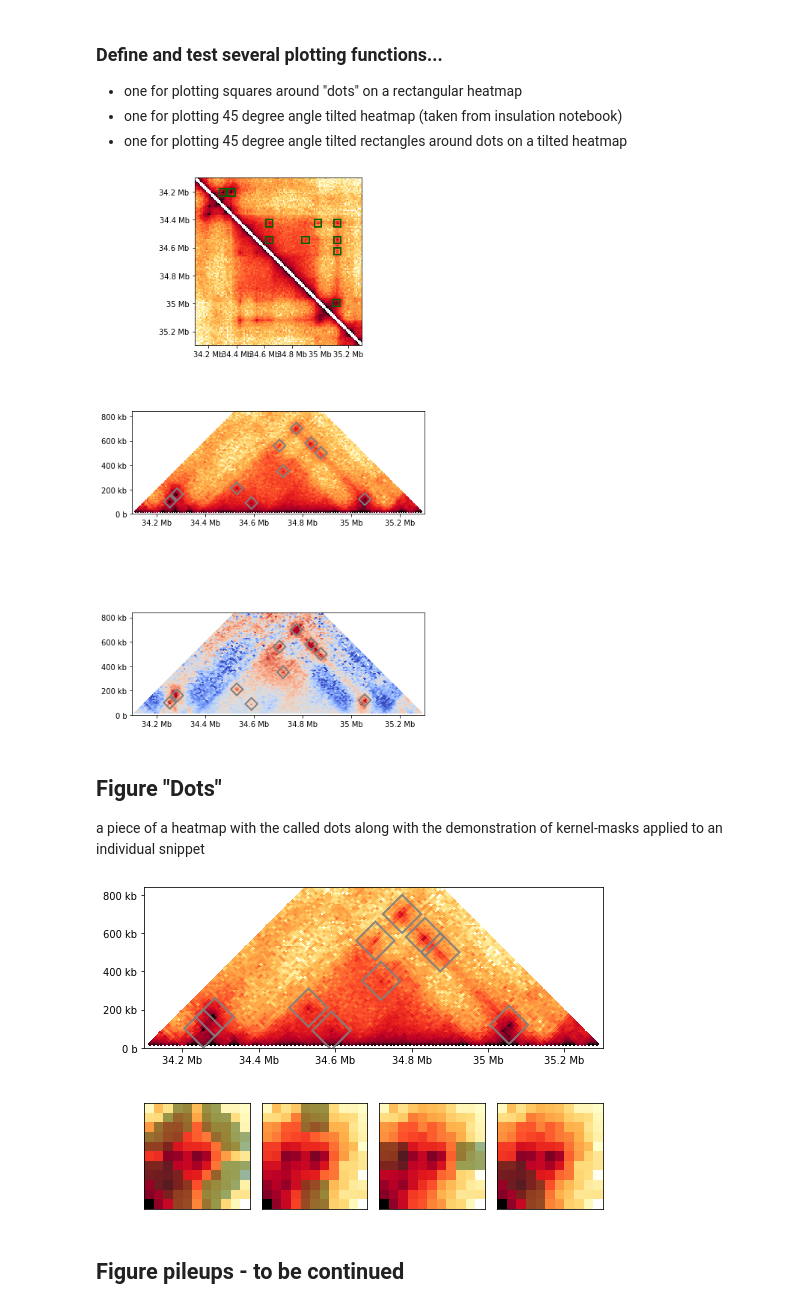
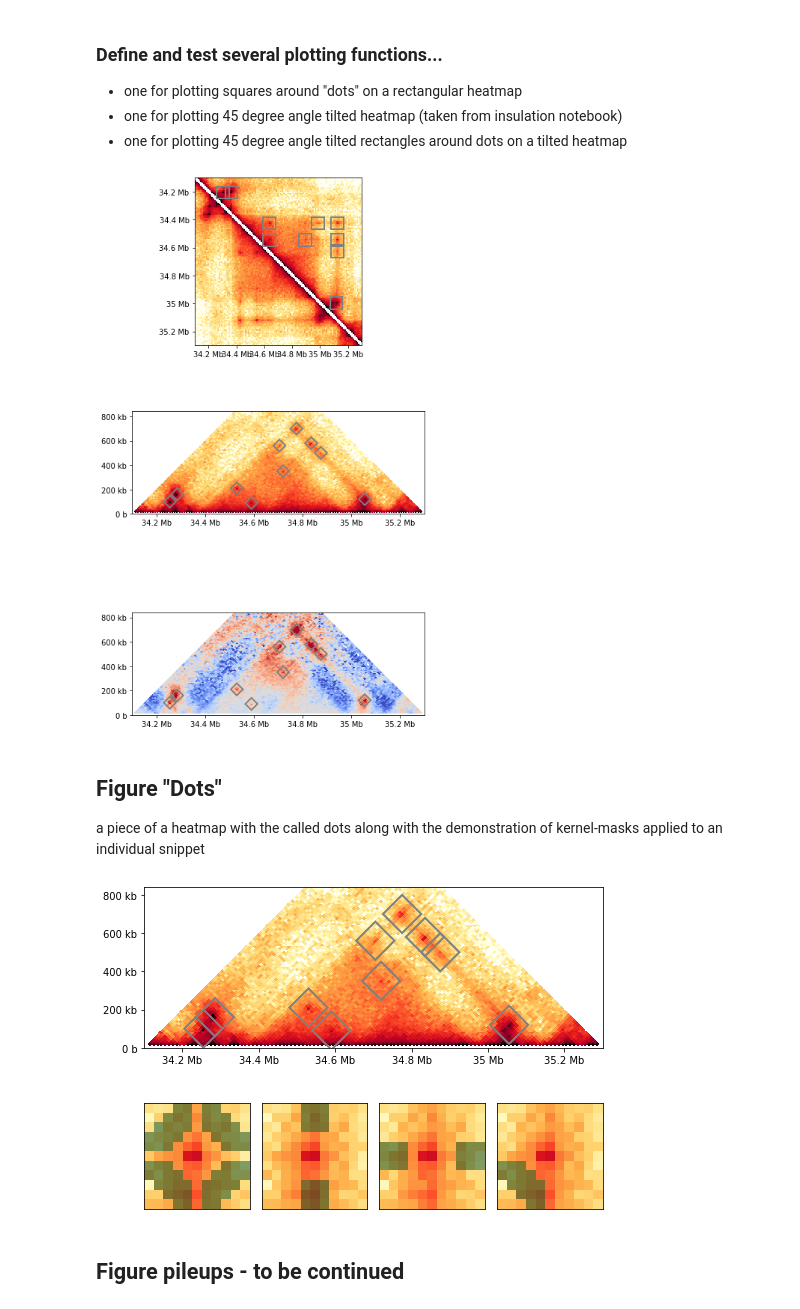
Before and after one commit to open2c/open2c_vignettes, a Jupyter notebook: cooltools_manuscript/Figure_dots_n_pileups.ipynb, the cells around one changed output. Saved outputs shown, nothing was run; the diff lists cells and outputs as text; code cells hidden in the pictures.

```diff
--- a/cooltools_manuscript/Figure_dots_n_pileups.ipynb
+++ b/cooltools_manuscript/Figure_dots_n_pileups.ipynb
@@ -292,7 +320,6 @@ mtx_ooe = np.nanmean(stack_ooe, axis=2)
 # %%
 def plain_rectangles_around_dots(
     dots_df,
-    region,
     flank_size=50_000,
     lw=2,
     ec="darkgreen",
@@ -366,36 +393,28 @@ def plain_rectangles45_around_dots(
 
 
 f, axd = plt.subplot_mosaic([["up"],["bot"],["oe"]], figsize=(7,14))
-# draw heatmap
-im = axd["up"].matshow(region_matrix, **matshow_kwargs)
+
+# test regular heatmap
+im = axd["up"].matshow(region_matrix, extent=[start, end, end, start], **obs_kwargs)
 format_ticks(axd["up"], rotate=False)
 # plt.colorbar(im, ax=axd["up"], **colorbar_kwargs)
-
 # draw rectangular "boxes" around pixels called as dots in the "region":
-for rect in plain_rectangles_around_dots(
-    dots_in_region,
-    region,
-    flank_size=20_000,
-    lw=2,
-    ec="darkgreen",
-    fc="none",
-    alpha=1
-):
+for rect in plain_rectangles_around_dots(dots_in_region, flank_size=40_000, **rect_kwargs):
     axd["up"].add_patch(rect)
 
+# test draw 45-tilted Obs heatmap
 im = pcolormesh_45deg(
     axd["bot"],
     region_matrix,
     start=region[1],
     resolution=binsize,
-    **{"norm":matshow_kwargs["norm"], "cmap":matshow_kwargs["cmap"]}
+    **obs_kwargs,
 )
 format_ticks(axd["bot"], rotate=False)
 axd["bot"].set_aspect(0.5)
 axd["bot"].set_ylim(0, np.diff(region[1:])[0]*0.7)
-
 # draw rectangular "boxes" around pixels called as dots in the "region":
-for rect in plain_rectangles45_around_dots(dots_in_region, window_size=40_000, lw=2, ec="0.5", alpha=1):
+for rect in plain_rectangles45_around_dots(dots_in_region, window_size=40_000, **rect_kwargs):
     axd["bot"].add_patch(rect)
 
 im = pcolormesh_45deg(
@@ -403,24 +422,22 @@ im = pcolormesh_45deg(
     region_OOE,
     start=region[1],
     resolution=binsize,
-    norm=LogNorm(vmin=0.2,vmax=5),
-    cmap="coolwarm"
+    **ooe_kwargs
 )
 format_ticks(axd["oe"], rotate=False)
 axd["oe"].set_aspect(0.5)
 axd["oe"].set_ylim(0, np.diff(region[1:])[0]*0.7)
-
 # draw rectangular "boxes" around pixels called as dots in the "region":
-for rect in plain_rectangles45_around_dots(dots_in_region, window_size=40_000, lw=2, ec="0.5", alpha=1):
+for rect in plain_rectangles45_around_dots(dots_in_region, window_size=40_000, **rect_kwargs):
     axd["oe"].add_patch(rect)
 # %% [output]
-[figure, old version]
+[figure, new version]
 # %% [markdown]
 ## Figure "Dots"
 a piece of a heatmap with the called dots along with the demonstration of kernel-masks applied to an individual snippet
 # %%
 # function to draw kernels:
-def draw_kernel_mask(kernel, ax, offset=0, cmap='viridis'):
+def draw_kernel_mask(kernel, ax, offset=0, cmap='viridis', alpha=0.4):
     w,h = kernel.shape
     im = np.empty((w+2*offset, h+2*offset))
     im.fill(np.nan)
@@ -429,49 +446,41 @@ def draw_kernel_mask(kernel, ax, offset=0, cmap='viridis'):
     im[_from:_to, _from:_to] = kernel[::-1,::-1]
     return ax.imshow(
         im,  # flip it, as in convolution
-        alpha=0.4,
+        alpha=alpha,
         cmap=cmap,
         interpolation='none'
     )
 
 fig, axd = plt.subplot_mosaic([['upper', 'upper', 'upper', 'upper'],
                                ["donut","vertical","horizontal","lowleft"]],
                               figsize=(7, 5), constrained_layout=True)
-# # draw regular heatmap
-# im = axd["upper"].matshow(region_matrix, **matshow_kwargs)
-# format_ticks(axd["upper"], rotate=False)
-# # plt.colorbar(im, ax=axd["upper"], **colorbar_kwargs)
-# # draw rectangular "boxes" around pixels called as dots in the "region":
-# for rect in rectangles_around_dots(dots_round_df_all, region):
-#     axd["upper"].add_patch(rect)
-
 # plot heatmap at 45 deg
 im = pcolormesh_45deg(
     axd["upper"],
     region_matrix,
     start=region[1],
     resolution=binsize,
-    **{"norm":matshow_kwargs["norm"], "cmap":matshow_kwargs["cmap"]}
+    **obs_kwargs,
 )
 format_ticks(axd["upper"], rotate=False)
 axd["upper"].set_aspect(0.5)
 axd["upper"].set_ylim(0, np.diff(region[1:])[0]*0.7)
 # draw rectangular "boxes" around pixels called as dots in the "region":
-for rect in plain_rectangles45_around_dots(dots_in_region, window_size=90_000, ec="0.5", alpha=0.9):
+for rect in plain_rectangles45_around_dots(dots_in_region, window_size=90_000, **rect_kwargs):
     axd["upper"].add_patch(rect)
 
-_matrix = stack[:,:, 9]
+_matrix = stack[:,:, 2]
 # see viz.ipynb for details of heatmap visualization
 for ktype, kernel in kernels_round.items():
     xxx = kernel.copy().astype(float)
     xxx[kernel==0] = np.nan
     # plot snippet and a kernel-mask on top of it
-    im = axd[ktype].matshow( _matrix[2:-2,2:-2], **snippet_kwargs)
-    imk = draw_kernel_mask(xxx, axd[ktype], offset=0, cmap="Greens_r")
+    im = axd[ktype].matshow( _matrix[2:-2,2:-2], **obs_snippet_kwargs)
+    imk = draw_kernel_mask(xxx, axd[ktype], offset=0, cmap="Greens_r", alpha=0.5)
     # clean axis:
     axd[ktype].tick_params(**clean_axis_kwargs)
 # %% [output]
-[figure, old version]
+[figure, new version]
 # %% [markdown]
 ## Figure pileups - to be continued
 # %%
```
Also changed, not shown: parts of 9 cells of this notebook.
